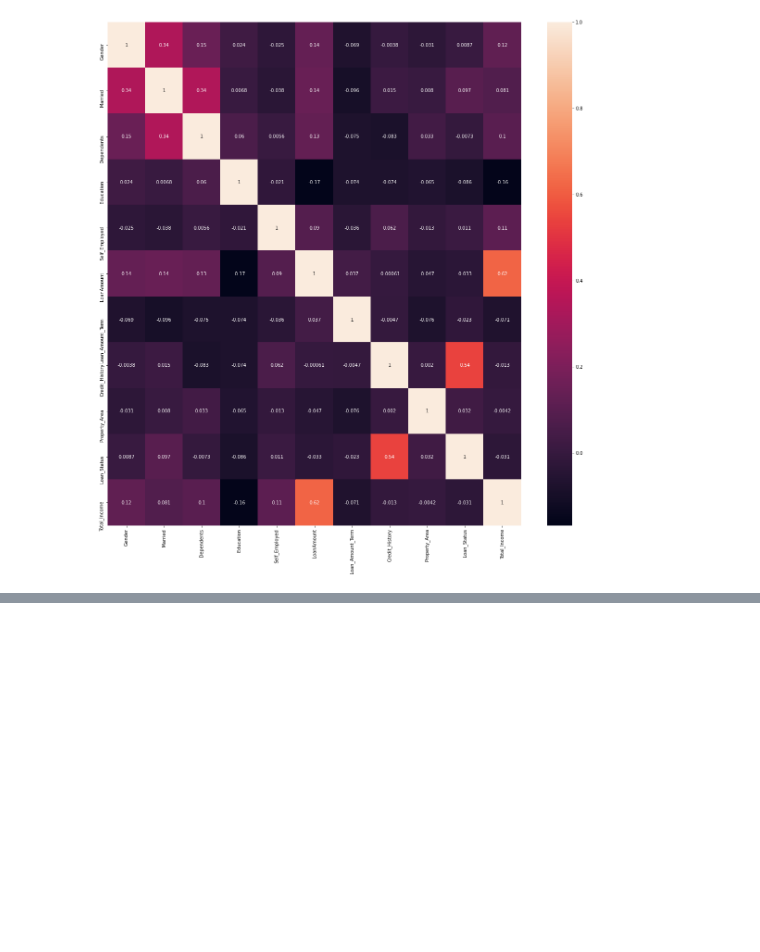
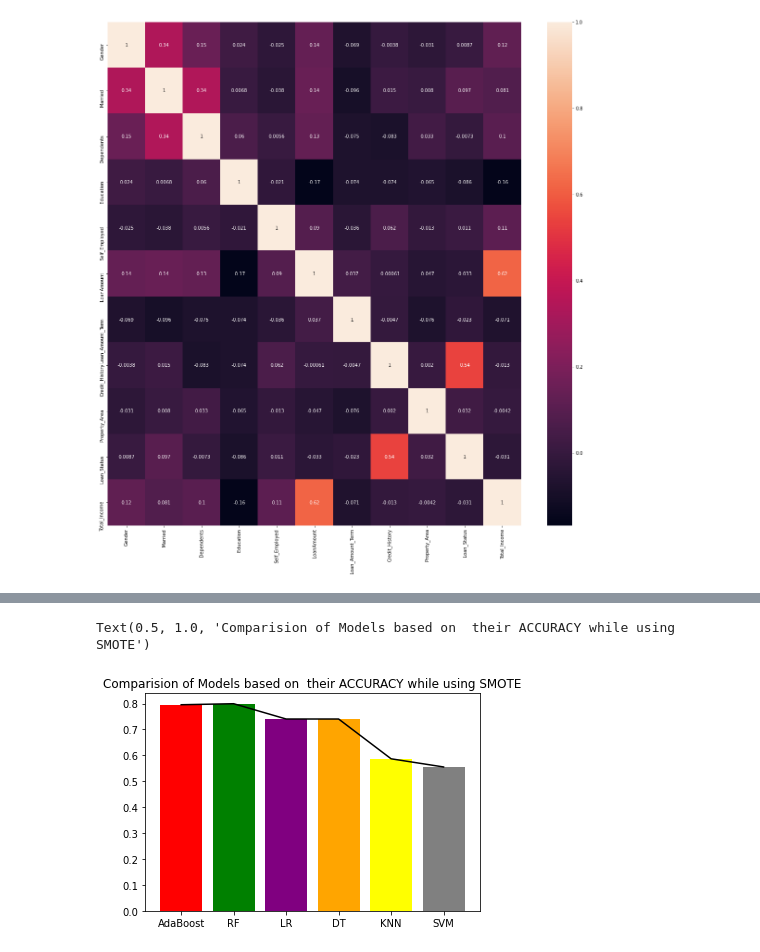
Before and after one commit to ashu741/HomeLoanPrediction, a Jupyter notebook: HomeLoanPrediction.ipynb, the cells around one changed output, grey strips where cells are left out. Cells and saved outputs as stored; diff of their text form; code cells hidden in the pictures; blank space fills up the shorter version.

```diff
--- a/HomeLoanPrediction.ipynb
+++ b/HomeLoanPrediction.ipynb
@@ -291,0 +519,10 @@ sns.heatmap(train_data.corr(),annot=True)
+# %%
+blr=LogisticRegression(max_iter=5000)
+blr.fit(train_bx,train_by)
+bpred_lr=blr.predict(test_bx)
+accuracy_blr=metrics.accuracy_score(test_by,bpred_lr)
+print("The confussion metrix for Logistic Regression is:\n",metrics.confusion_matrix(test_by,bpred_lr))
+print("The accuracy of Logistic Regression is:\t\t",accuracy_blr)
+print("The recal score Logistic Regression is:\t\t",metrics.recall_score(test_by,bpred_lr))
+print("The precision Logistic Regression is:\t\t",metrics.precision_score(test_by,bpred_lr))
+print("The f1 score Logistic Regression is:\t\t",metrics.f1_score(test_by,bpred_lr))
@@ -291,0 +537,10 @@ sns.heatmap(train_data.corr(),annot=True)
+# %%
+bada=AdaBoostClassifier()
+bada.fit(train_bx,train_by)
+bpred_ada=bada.predict(test_bx)
+accuracy_bada=metrics.accuracy_score(test_by,bpred_ada)
+print("The confussion metrix for AdaBoost is:\n",metrics.confusion_matrix(test_by,bpred_ada))
+print("The accuracy of AdaBoost Classifier is:\t\t",accuracy_bada)
+print("The recal score of AdaBoost Classifier is is:\t\t",metrics.recall_score(test_by,bpred_ada))
+print("The precision of AdaBoost Classifier is:\t\t",metrics.precision_score(test_by,bpred_ada))
+print("The f1 score of AdaBoost Classifier is:\t\t",metrics.f1_score(test_by,bpred_ada))
@@ -291,0 +555,10 @@ sns.heatmap(train_data.corr(),annot=True)
+# %%
+bkn=KNeighborsClassifier()
+bkn.fit(train_bx,train_by)
+bpred_kn=kn.predict(test_bx)
+accuracy_bknn=metrics.accuracy_score(test_by,bpred_kn)
+print("The confussion metrix for KNN Classifier is:\n",metrics.confusion_matrix(test_by,bpred_kn))
+print("The accuracy of KNN Classifier is:\t\t",accuracy_bknn)
+print("The recal score of KNN Classifier is is:\t\t",metrics.recall_score(test_by,bpred_kn))
+print("The precision of KNN Classifier is:\t\t",metrics.precision_score(test_by,bpred_kn))
+print("The f1 score of KNN Classifier is:\t\t",metrics.f1_score(test_by,bpred_kn))
@@ -291,0 +573,10 @@ sns.heatmap(train_data.corr(),annot=True)
+# %%
+bsvc=SVC()
+bsvc.fit(train_bx,train_by)
+bpred_svc=bsvc.predict(test_bx)
+accuracy_bsvm=metrics.accuracy_score(test_by,bpred_svc)
+print("The confussion metrix for SVM Classifier is:\n",metrics.confusion_matrix(test_by,bpred_svc))
+print("The accuracy of SVM Classifier is:\t\t",accuracy_bsvm)
+print("The recal score of SVM Classifier is is:\t\t",metrics.recall_score(test_by,bpred_svc))
+print("The precision of SVM Classifier is:\t\t",metrics.precision_score(test_by,bpred_svc))
+print("The f1 score of SVM Classifier is:\t\t",metrics.f1_score(test_by,bpred_svc))
@@ -291,0 +591,7 @@ sns.heatmap(train_data.corr(),annot=True)
+# %%
+plt.bar(['AdaBoost','RF','LR','DT','KNN','SVM'],[accuracy_bada,accuracy_brf,accuracy_blr,accuracy_bdsc,accuracy_bknn,accuracy_bsvm],color=['red','green','purple','orange','yellow','grey'])
+plt.plot([accuracy_bada,accuracy_brf,accuracy_blr,accuracy_bdsc,accuracy_bknn,accuracy_bsvm],color='black')
+plt.title('Comparision of Models based on  their ACCURACY while using SMOTE')
+# %% [output]
+Text(0.5, 1.0, 'Comparision of Models based on  their ACCURACY while using SMOTE')
+[figure, added]
```
Also changed, not shown: parts of 26 cells of this notebook.
